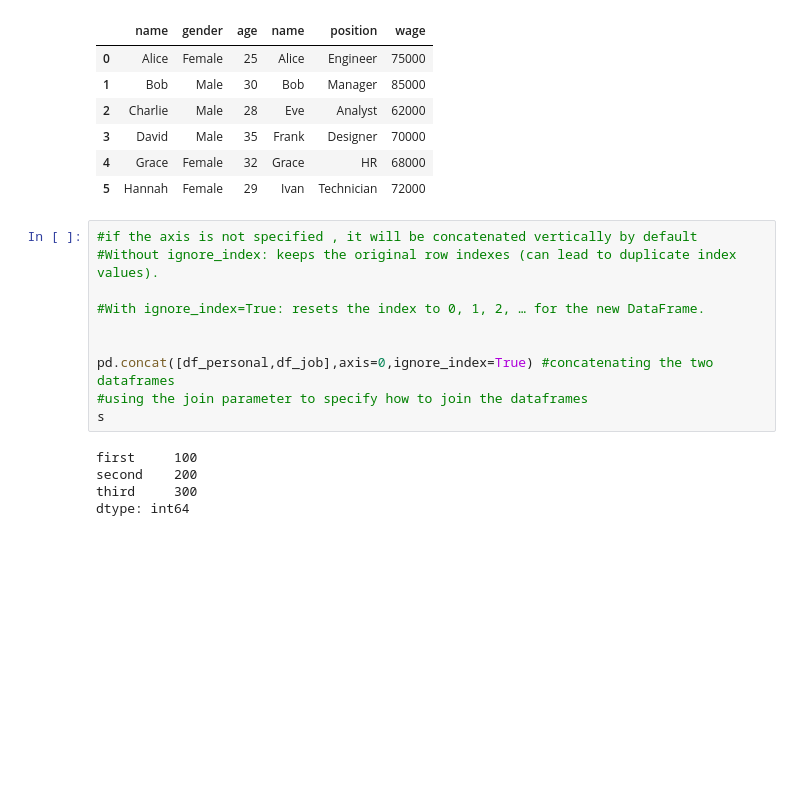
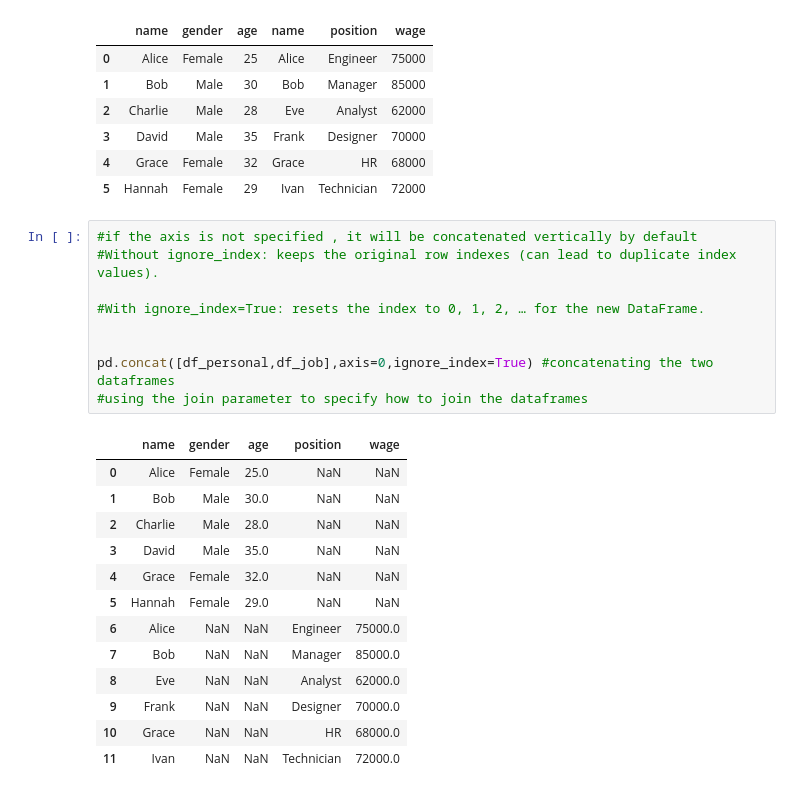
Before and after one commit to AlysterBenedict/AIML, a Jupyter notebook: Pandas/pandas.ipynb, the cells around one changed output. Saved outputs shown, nothing was run; the diff lists cells and outputs as text; blank space fills up the shorter version.

```diff
--- a/Pandas/pandas.ipynb
+++ b/Pandas/pandas.ipynb
@@ -1189,15 +1189,23 @@ pd.concat([df_personal,df_job],axis=1) #concatenating the two dataframes
 # %%
 #if the axis is not specified , it will be concatenated vertically by default
 #Without ignore_index: keeps the original row indexes (can lead to duplicate index values).
 
 #With ignore_index=True: resets the index to 0, 1, 2, … for the new DataFrame.
 
 
 pd.concat([df_personal,df_job],axis=0,ignore_index=True) #concatenating the two dataframes
 #using the join parameter to specify how to join the dataframes
-s
 # %% [output]
-first     100
-second    200
-third     300
-dtype: int64
+|  | name | gender | age | position | wage |
+| 0 | Alice | Female | 25.0 | NaN | NaN |
+| 1 | Bob | Male | 30.0 | NaN | NaN |
+| 2 | Charlie | Male | 28.0 | NaN | NaN |
+| 3 | David | Male | 35.0 | NaN | NaN |
+| 4 | Grace | Female | 32.0 | NaN | NaN |
+| 5 | Hannah | Female | 29.0 | NaN | NaN |
+| 6 | Alice | NaN | NaN | Engineer | 75000.0 |
+| 7 | Bob | NaN | NaN | Manager | 85000.0 |
+| 8 | Eve | NaN | NaN | Analyst | 62000.0 |
+| 9 | Frank | NaN | NaN | Designer | 70000.0 |
+| 10 | Grace | NaN | NaN | HR | 68000.0 |
+| 11 | Ivan | NaN | NaN | Technician | 72000.0 |
```
Also changed, not shown: parts of 5 cells of this notebook.
